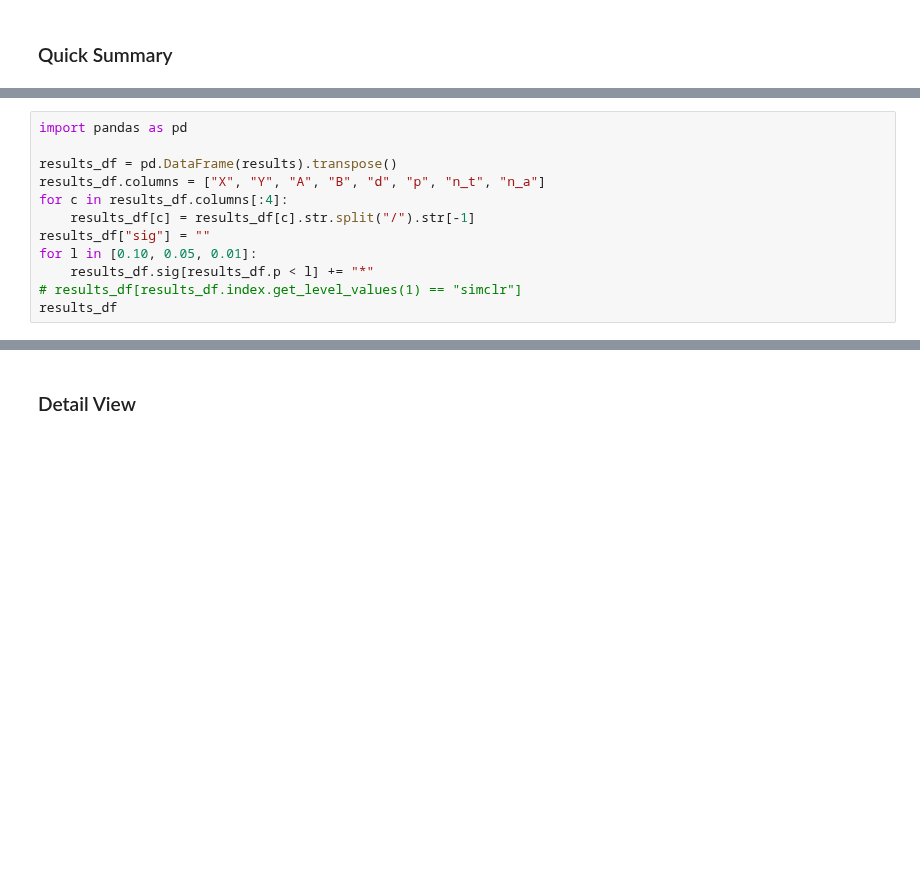
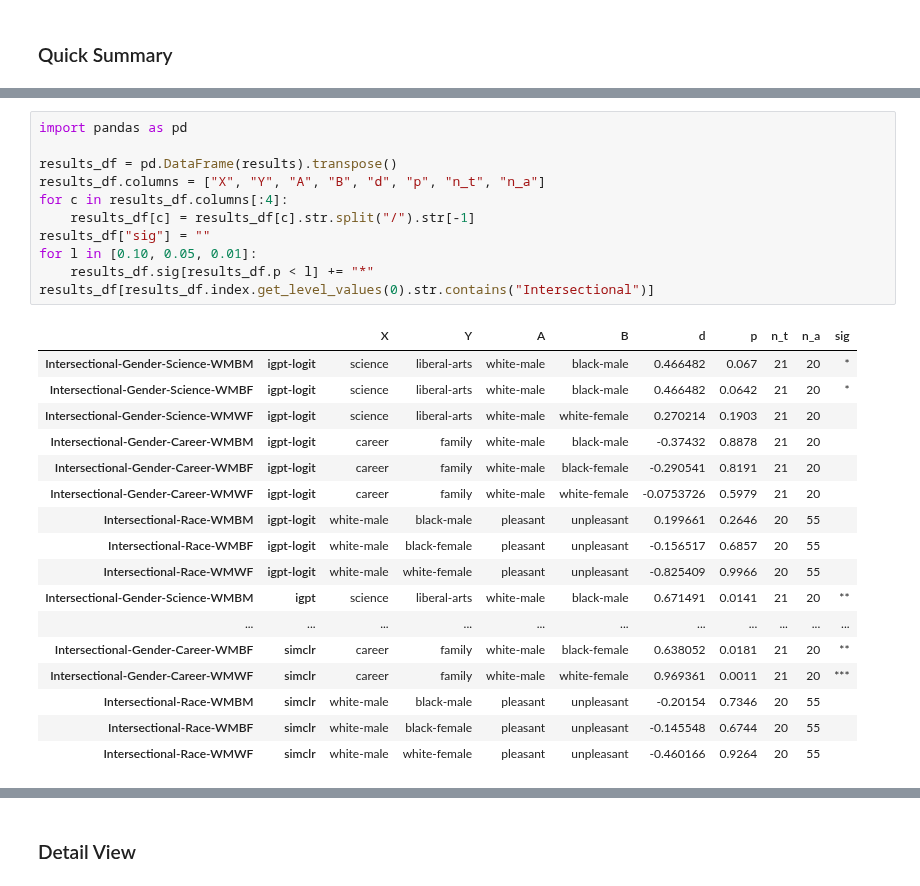
Before and after one commit to ryansteed/ieat, a Jupyter notebook: notebooks/experiments.ipynb, the cells around one changed output, grey strips where cells are left out. Saved outputs shown, nothing was run; the diff lists cells and outputs as text; blank space fills up the shorter version.

Commit message:
:sparkles: Intersectional results report

```diff
--- a/notebooks/experiments.ipynb
+++ b/notebooks/experiments.ipynb
@@ -117,15 +116,32 @@ results = test_all(
 # %%
 import pandas as pd
 
 results_df = pd.DataFrame(results).transpose()
 results_df.columns = ["X", "Y", "A", "B", "d", "p", "n_t", "n_a"]
 for c in results_df.columns[:4]:
     results_df[c] = results_df[c].str.split("/").str[-1]
 results_df["sig"] = ""
 for l in [0.10, 0.05, 0.01]:
     results_df.sig[results_df.p < l] += "*"
-# results_df[results_df.index.get_level_values(1) == "simclr"]
-results_df
+results_df[results_df.index.get_level_values(0).str.contains("Intersectional")]
+# %% [output]
+|  |  | X | Y | A | B | d | p | n_t | n_a | sig |
+| Intersectional-Gender-Science-WMBM | igpt-logit | science | liberal-arts | white-male | black-male | 0.466482 | 0.067 | 21 | 20 | * |
+| Intersectional-Gender-Science-WMBF | igpt-logit | science | liberal-arts | white-male | black-male | 0.466482 | 0.0642 | 21 | 20 | * |
+| Intersectional-Gender-Science-WMWF | igpt-logit | science | liberal-arts | white-male | white-female | 0.270214 | 0.1903 | 21 | 20 |  |
+| Intersectional-Gender-Career-WMBM | igpt-logit | career | family | white-male | black-male | -0.37432 | 0.8878 | 21 | 20 |  |
+| Intersectional-Gender-Career-WMBF | igpt-logit | career | family | white-male | black-female | -0.290541 | 0.8191 | 21 | 20 |  |
+| Intersectional-Gender-Career-WMWF | igpt-logit | career | family | white-male | white-female | -0.0753726 | 0.5979 | 21 | 20 |  |
+| Intersectional-Race-WMBM | igpt-logit | white-male | black-male | pleasant | unpleasant | 0.199661 | 0.2646 | 20 | 55 |  |
+| Intersectional-Race-WMBF | igpt-logit | white-male | black-female | pleasant | unpleasant | -0.156517 | 0.6857 | 20 | 55 |  |
+| Intersectional-Race-WMWF | igpt-logit | white-male | white-female | pleasant | unpleasant | -0.825409 | 0.9966 | 20 | 55 |  |
+| Intersectional-Gender-Science-WMBM | igpt | science | liberal-arts | white-male | black-male | 0.671491 | 0.0141 | 21 | 20 | ** |
+| ... | ... | ... | ... | ... | ... | ... | ... | ... | ... | ... |
+| Intersectional-Gender-Career-WMBF | simclr | career | family | white-male | black-female | 0.638052 | 0.0181 | 21 | 20 | ** |
+| Intersectional-Gender-Career-WMWF | simclr | career | family | white-male | white-female | 0.969361 | 0.0011 | 21 | 20 | *** |
+| Intersectional-Race-WMBM | simclr | white-male | black-male | pleasant | unpleasant | -0.20154 | 0.7346 | 20 | 55 |  |
+| Intersectional-Race-WMBF | simclr | white-male | black-female | pleasant | unpleasant | -0.145548 | 0.6744 | 20 | 55 |  |
+| Intersectional-Race-WMWF | simclr | white-male | white-female | pleasant | unpleasant | -0.460166 | 0.9264 | 20 | 55 |  |
 # %%
 # Generate latex table output
 experiments = (
```
Also changed, not shown: parts of 5 cells of this notebook, 5 other files.
